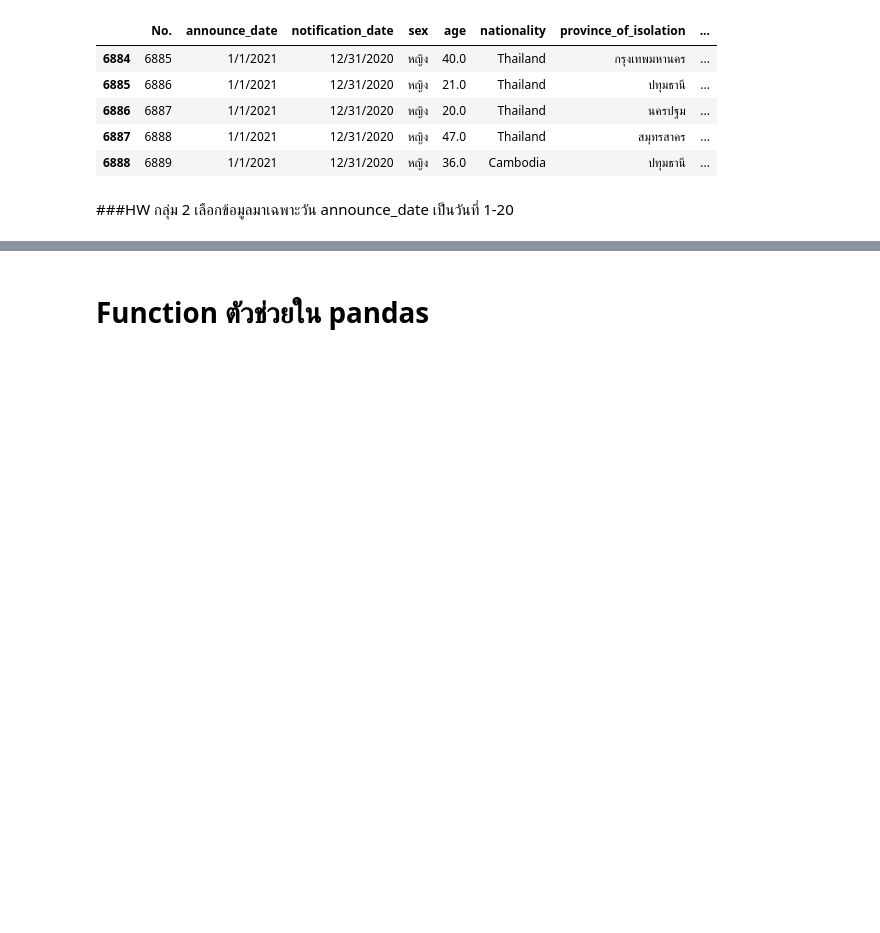
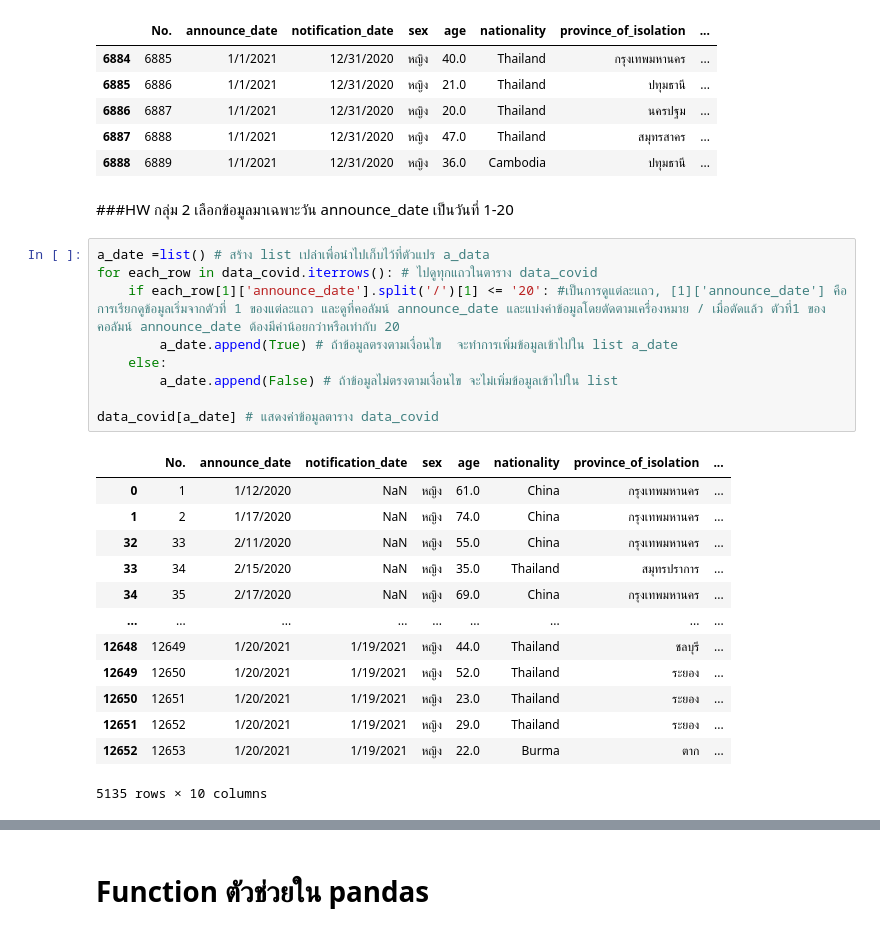
Before and after one commit to Chanunchida-May/data_viz_2022, a Jupyter notebook: Pandas101.ipynb, the cells around one changed output, grey strips where cells are left out. Drawn from its saved outputs; the diff is of its cells as text; blank space fills up the shorter version.

```diff
--- a/Pandas101.ipynb
+++ b/Pandas101.ipynb
@@ -845,3 +1013,26 @@ data_covid[TF].head()
 | 6888 | 6889 | 1/1/2021 | 12/31/2020 | หญิง | 36.0 | Cambodia | ปทุมธานี | ... |
 # %% [markdown]
 ###HW กลุ่ม 2 เลือกข้อมูลมาเฉพาะวัน announce_date เป็นวันที่ 1-20
+# %%
+a_date =list() # สร้าง list เปล่าเพื่อนำไปเก็บไว้ที่ตัวแปร a_data
+for each_row in data_covid.iterrows(): # ไปดูทุกแถวในตาราง data_covid
+    if each_row[1]['announce_date'].split('/')[1] <= '20': #เป็นการดูแต่ละแถว, [1]['announce_date'] คือการเรียกดูข้อมูลเริ่มจากตัวที่ 1 ของแต่ละแถว และดูที่คอลัมน์ announce_date และแบ่งค่าข้อมูลโดยตัดตามเครื่องหมาย / เมื่อตัดแล้ว ตัวที่1 ของคอลัมน์ announce_date ต้องมีค่าน้อยกว่าหรือเท่ากับ 20
+        a_date.append(True) # ถ้าข้อมูลตรงตามเงื่อนไข  จะทำการเพิ่มข้อมูลเข้าไปใน list a_date
+    else:
+        a_date.append(False) # ถ้าข้อมูลไม่ตรงตามเงื่อนไข จะไม่เพิ่มข้อมูลเข้าไปใน list
+
+data_covid[a_date] # แสดงค่าข้อมูลตาราง data_covid
+# %% [output]
+|  | No. | announce_date | notification_date | sex | age | nationality | province_of_isolation | ... |
+| 0 | 1 | 1/12/2020 | NaN | หญิง | 61.0 | China | กรุงเทพมหานคร | ... |
+| 1 | 2 | 1/17/2020 | NaN | หญิง | 74.0 | China | กรุงเทพมหานคร | ... |
+| 32 | 33 | 2/11/2020 | NaN | หญิง | 55.0 | China | กรุงเทพมหานคร | ... |
+| 33 | 34 | 2/15/2020 | NaN | หญิง | 35.0 | Thailand | สมุทรปราการ | ... |
+| 34 | 35 | 2/17/2020 | NaN | หญิง | 69.0 | China | กรุงเทพมหานคร | ... |
+| ... | ... | ... | ... | ... | ... | ... | ... | ... |
+| 12648 | 12649 | 1/20/2021 | 1/19/2021 | หญิง | 44.0 | Thailand | ชลบุรี | ... |
+| 12649 | 12650 | 1/20/2021 | 1/19/2021 | หญิง | 52.0 | Thailand | ระยอง | ... |
+| 12650 | 12651 | 1/20/2021 | 1/19/2021 | หญิง | 23.0 | Thailand | ระยอง | ... |
+| 12651 | 12652 | 1/20/2021 | 1/19/2021 | หญิง | 29.0 | Thailand | ระยอง | ... |
+| 12652 | 12653 | 1/20/2021 | 1/19/2021 | หญิง | 22.0 | Burma | ตาก | ... |
+5135 rows × 10 columns
```
Also changed, not shown: parts of 38 cells of this notebook.
